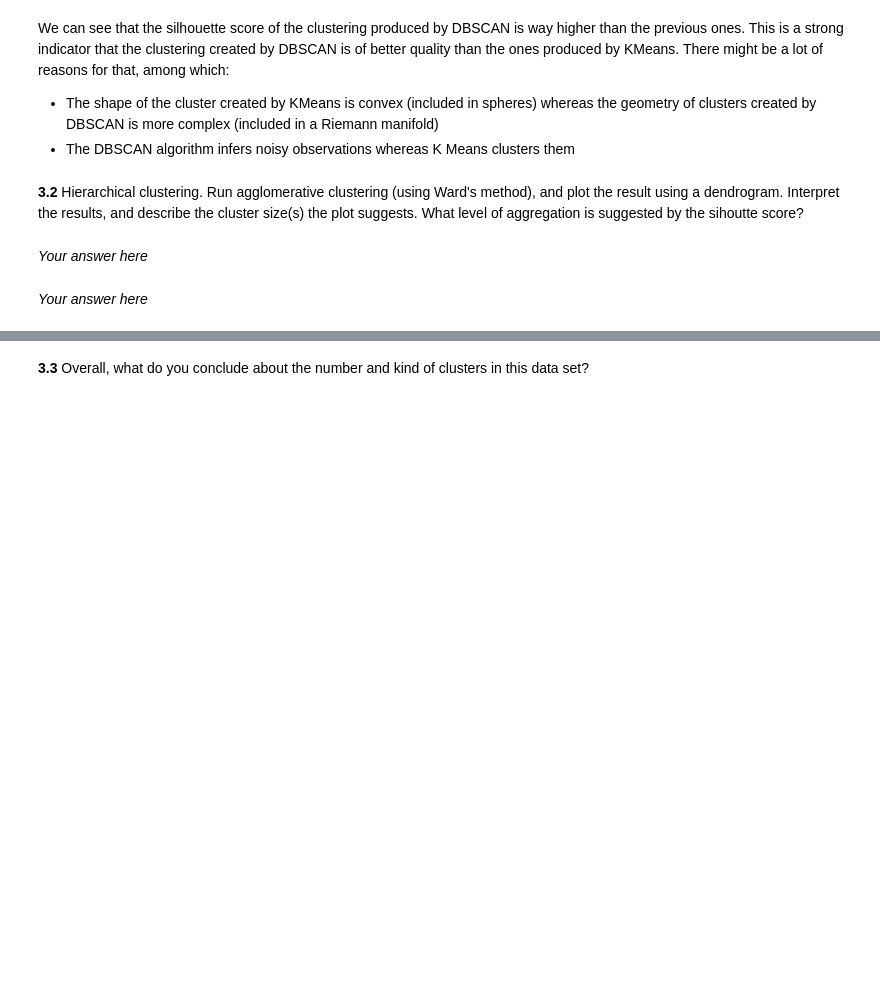
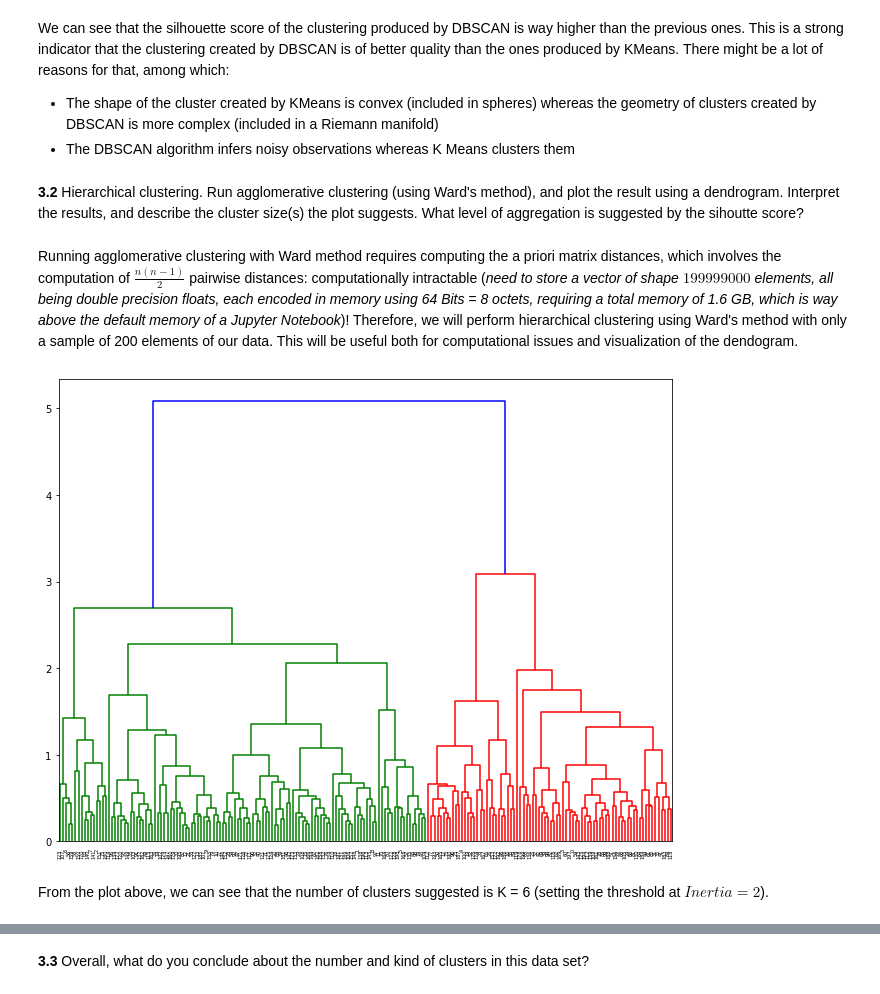
Before and after one commit to DavidAssaraf106/2021-CS109B, a Jupyter notebook: content/HW/HW2/CS109b_HW2.ipynb, the cells around one changed output, grey strips where cells are left out. Drawn from its saved outputs; the diff is of its cells as text; code cells hidden in the pictures; blank space fills up the shorter version.

```diff
--- a/content/HW/HW2/CS109b_HW2.ipynb
+++ b/content/HW/HW2/CS109b_HW2.ipynb
@@ -583,13 +583,18 @@ We can see that the silhouette score of the clustering produced by DBSCAN is way
 - The DBSCAN algorithm infers noisy observations whereas K Means clusters them
 # %% [markdown]
 **3.2** Hierarchical clustering. Run agglomerative clustering (using Ward's method), and plot the result using a dendrogram. Interpret the results, and describe the cluster size(s) the plot suggests. What level of aggregation is suggested by the sihoutte score?
+# %% [markdown]
+Running agglomerative clustering with Ward method requires computing the a priori matrix distances, which involves the computation of $\frac{n(n-1)}{2}$ pairwise distances: computationally intractable (*need to store a vector of shape $199999000$ elements, all being double precision floats, each encoded in memory using 64 Bits = 8 octets, requiring a total memory of 1.6 GB, which is way above the default memory of a Jupyter Notebook*)! Therefore, we will perform hierarchical clustering using Ward's method with only a sample of 200 elements of our data.
+This will be useful both for computational issues and visualization of the dendogram.
+# %%
+random_sample = scaled_data.sample(200, random_state=109)
 # %%
 # your code here
 plt.figure(figsize=(11,8.5))
-dist_mat = pdist(scaled_data, metric="euclidean")
+dist_mat = pdist(random_sample, metric="euclidean")
 ward_data = hac.ward(dist_mat)
 
 hac.dendrogram(ward_data)
 plt.show()
+# %% [output]
+[figure, added]
-# %% [markdown]
-*Your answer here*
@@ -598,2 +601,2 @@ plt.show()
-# %% [markdown]
-*Your answer here*
+# %% [markdown]
+From the plot above, we can see that the number of clusters suggested is K = 6 (setting the threshold at $Inertia = 2$).
```
Also changed, not shown: parts of 7 cells of this notebook.
